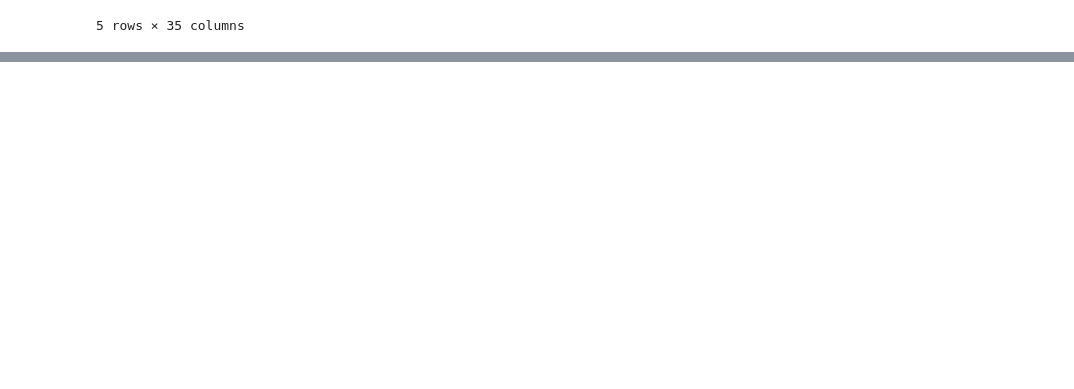
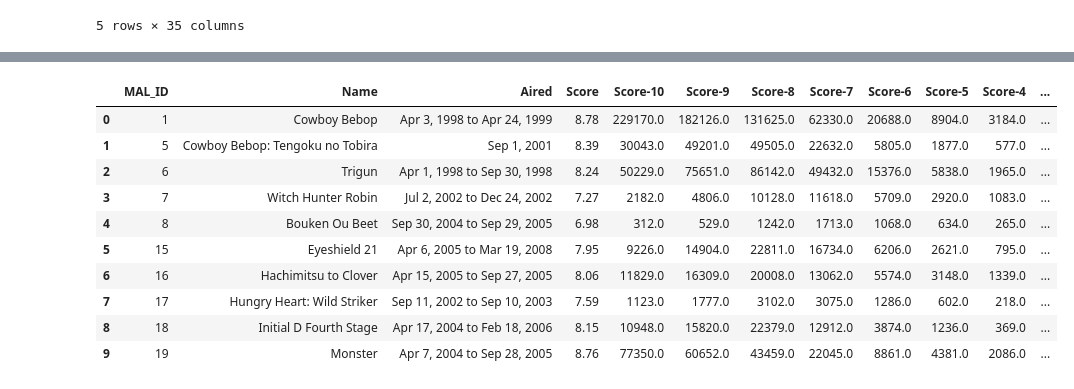
Before and after one commit to hmmm404/RecommendationSystem, a Jupyter notebook: project.ipynb, the cells around one changed output, grey strips where cells are left out. Saved outputs shown, nothing was run; the diff lists cells and outputs as text; code cells hidden in the pictures; blank space fills up the shorter version.

```diff
--- a/project.ipynb
+++ b/project.ipynb
@@ -13,0 +93,2 @@ df.head()
+# %%
+scores = scores.replace("Unknown",np.NaN)
@@ -13,0 +99,2 @@ df.head()
+# %%
+scores = scores.dropna(subset=Score_columns[1:])
@@ -13,0 +123,2 @@ df.head()
+# %%
+scores[Score_columns] = scores[Score_columns].astype("float")
@@ -13,0 +143,22 @@ df.head()
+# %%
+def score_calculate(data ,list_of_score_cols):
+    list_of_score_cols.reverse()
+    final_score = 0
+    for i,score_count in enumerate(list_of_score_cols,1):
+        final_score += (i * data[score_count])/data[list_of_score_cols].sum(axis = 1)
+    return final_score
+# %%
+scores["self_score"] = score_calculate(scores,Score_columns[1:])
+scores.head(10)
+# %% [output]
+|  | MAL_ID | Name | Aired | Score | Score-10 | Score-9 | Score-8 | Score-7 | Score-6 | Score-5 | Score-4 | ... |
+| 0 | 1 | Cowboy Bebop | Apr 3, 1998 to Apr 24, 1999 | 8.78 | 229170.0 | 182126.0 | 131625.0 | 62330.0 | 20688.0 | 8904.0 | 3184.0 | ... |
+| 1 | 5 | Cowboy Bebop: Tengoku no Tobira | Sep 1, 2001 | 8.39 | 30043.0 | 49201.0 | 49505.0 | 22632.0 | 5805.0 | 1877.0 | 577.0 | ... |
+| 2 | 6 | Trigun | Apr 1, 1998 to Sep 30, 1998 | 8.24 | 50229.0 | 75651.0 | 86142.0 | 49432.0 | 15376.0 | 5838.0 | 1965.0 | ... |
+| 3 | 7 | Witch Hunter Robin | Jul 2, 2002 to Dec 24, 2002 | 7.27 | 2182.0 | 4806.0 | 10128.0 | 11618.0 | 5709.0 | 2920.0 | 1083.0 | ... |
+| 4 | 8 | Bouken Ou Beet | Sep 30, 2004 to Sep 29, 2005 | 6.98 | 312.0 | 529.0 | 1242.0 | 1713.0 | 1068.0 | 634.0 | 265.0 | ... |
+| 5 | 15 | Eyeshield 21 | Apr 6, 2005 to Mar 19, 2008 | 7.95 | 9226.0 | 14904.0 | 22811.0 | 16734.0 | 6206.0 | 2621.0 | 795.0 | ... |
+| 6 | 16 | Hachimitsu to Clover | Apr 15, 2005 to Sep 27, 2005 | 8.06 | 11829.0 | 16309.0 | 20008.0 | 13062.0 | 5574.0 | 3148.0 | 1339.0 | ... |
+| 7 | 17 | Hungry Heart: Wild Striker | Sep 11, 2002 to Sep 10, 2003 | 7.59 | 1123.0 | 1777.0 | 3102.0 | 3075.0 | 1286.0 | 602.0 | 218.0 | ... |
+| 8 | 18 | Initial D Fourth Stage | Apr 17, 2004 to Feb 18, 2006 | 8.15 | 10948.0 | 15820.0 | 22379.0 | 12912.0 | 3874.0 | 1236.0 | 369.0 | ... |
+| 9 | 19 | Monster | Apr 7, 2004 to Sep 28, 2005 | 8.76 | 77350.0 | 60652.0 | 43459.0 | 22045.0 | 8861.0 | 4381.0 | 2086.0 | ... |
```
Also changed, not shown: parts of 12 cells of this notebook.
